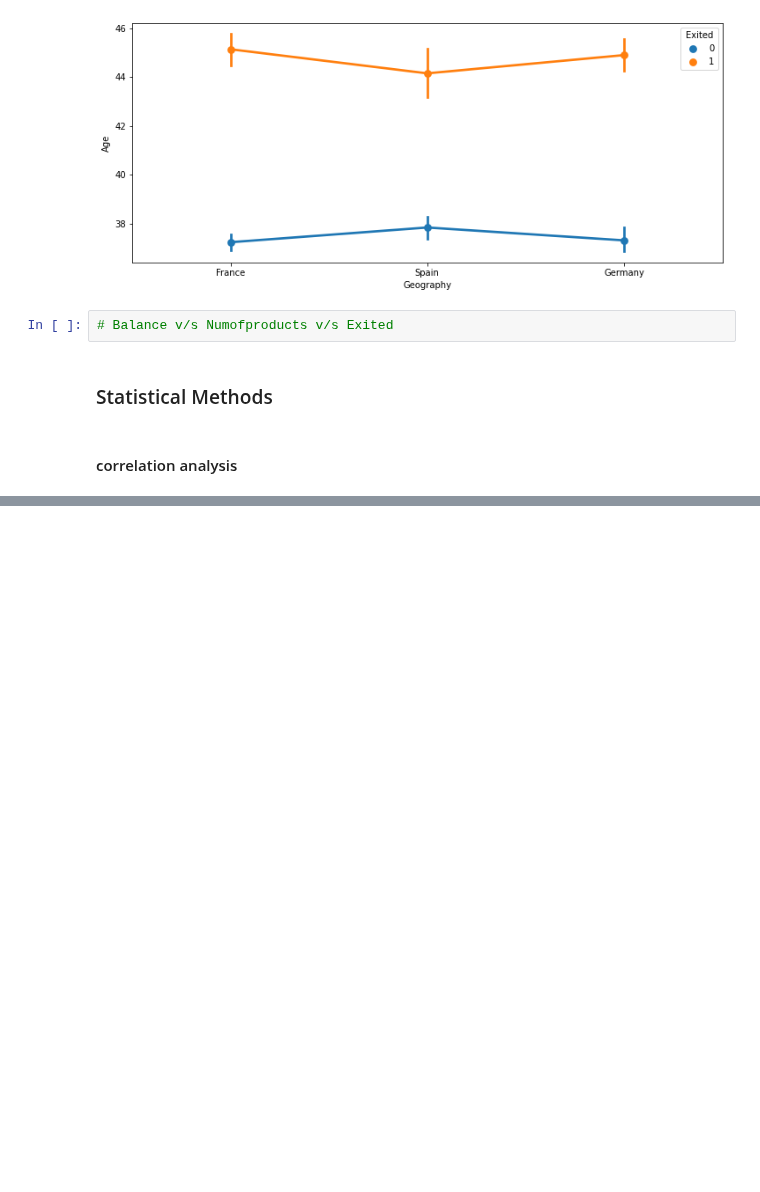
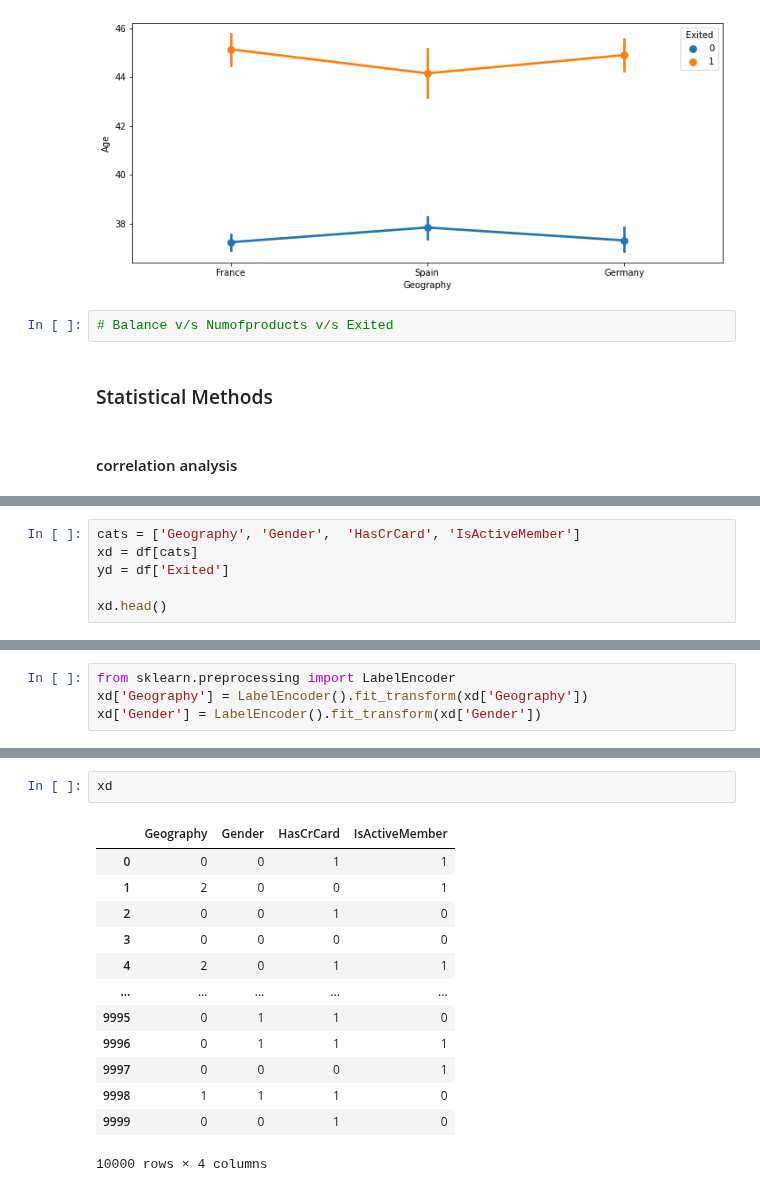
Before and after one commit to anshupandey/xebia_trainin_data, a Jupyter notebook: code13 - Exploratory Data Analytics - Bank Customer churn - Faculties.ipynb, the cells around one changed output, grey strips where cells are left out. Saved outputs shown, nothing was run; the diff lists cells and outputs as text; blank space fills up the shorter version.

```diff
--- a/code13 - Exploratory Data Analytics - Bank Customer churn - Faculties.ipynb
+++ b/code13 - Exploratory Data Analytics - Bank Customer churn - Faculties.ipynb
@@ -369,0 +426,6 @@ plt.show()
+# %%
+cats = ['Geography', 'Gender',  'HasCrCard', 'IsActiveMember']
+xd = df[cats]
+yd = df['Exited']
+
+xd.head()
@@ -369,0 +439,4 @@ plt.show()
+# %%
+from sklearn.preprocessing import LabelEncoder
+xd['Geography'] = LabelEncoder().fit_transform(xd['Geography'])
+xd['Gender'] = LabelEncoder().fit_transform(xd['Gender'])
@@ -369,0 +465,16 @@ plt.show()
+# %%
+xd
+# %% [output]
+|  | Geography | Gender | HasCrCard | IsActiveMember |
+| 0 | 0 | 0 | 1 | 1 |
+| 1 | 2 | 0 | 0 | 1 |
+| 2 | 0 | 0 | 1 | 0 |
+| 3 | 0 | 0 | 0 | 0 |
+| 4 | 2 | 0 | 1 | 1 |
+| ... | ... | ... | ... | ... |
+| 9995 | 0 | 1 | 1 | 0 |
+| 9996 | 0 | 1 | 1 | 1 |
+| 9997 | 0 | 0 | 0 | 1 |
+| 9998 | 1 | 1 | 1 | 0 |
+| 9999 | 0 | 0 | 1 | 0 |
+10000 rows × 4 columns
```
Also changed, not shown: parts of 10 cells of this notebook.
